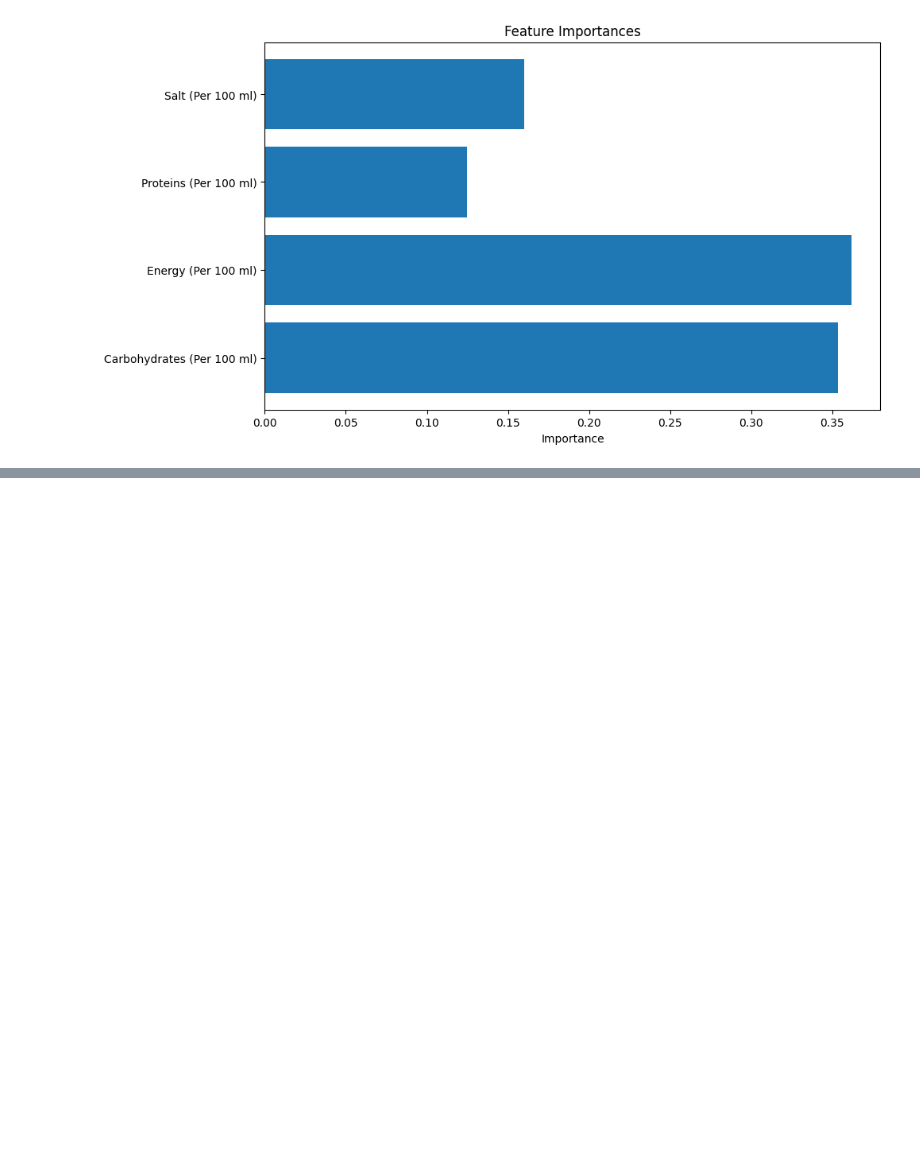
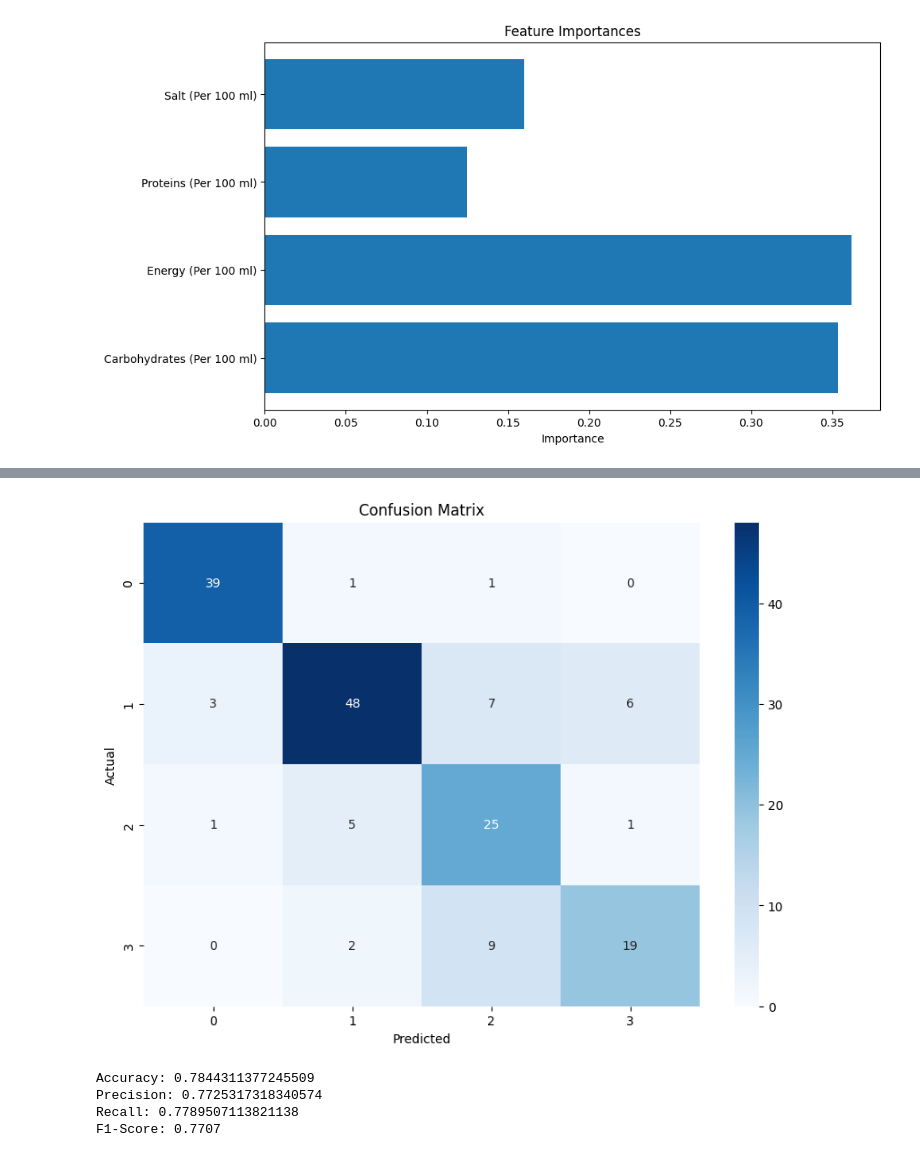
Before and after one commit to nabhylanr/ML-NutriScore, a Jupyter notebook: FP_ML.ipynb, the cells around one changed output, grey strips where cells are left out. Drawn from its saved outputs; the diff is of its cells as text; code cells hidden in the pictures; blank space fills up the shorter version.

```diff
--- a/FP_ML.ipynb
+++ b/FP_ML.ipynb
@@ -603,0 +611,13 @@ plt.show()
+# %%
+from xgboost import XGBClassifier
+from sklearn.metrics import accuracy_score, precision_score, recall_score, f1_score, confusion_matrix
+
+xgb_model = XGBClassifier(random_state=42, max_depth=11)
+xgb_model.fit(x_train, y_train)
+
+# predict
+y_pred_xgb = xgb_model.predict(x_test)
+
+# accuracy
+accuracy = round(accuracy_score(y_test, y_pred_xgb), 4) * 100
+print(f"Akurasi Model: {accuracy}%")
@@ -603,0 +640,26 @@ plt.show()
+# %%
+cm = confusion_matrix(y_test, y_pred_xgb)
+
+plt.figure(figsize=(10, 7))
+sns.heatmap(cm, annot=True, fmt='d', cmap='Blues')
+plt.xlabel('Predicted')
+plt.ylabel('Actual')
+plt.title('Confusion Matrix')
+plt.show()
+# %% [output]
+[figure, added]
+# %%
+accuracy = accuracy_score(y_test, y_pred_xgb)
+precision = precision_score(y_test, y_pred_xgb, average='macro')
+recall = recall_score(y_test, y_pred_xgb, average='macro')
+f1 = f1_score(y_test, y_pred_xgb, average='macro')
+
+print(f"Accuracy: {accuracy}")
+print(f"Precision: {precision}")
+print(f"Recall: {recall}")
+print(f"F1-Score: {f1:.4f}")
+# %% [output]
+Accuracy: 0.7844311377245509
+Precision: 0.7725317318340574
+Recall: 0.7789507113821138
+F1-Score: 0.7707
```
Also changed, not shown: parts of 5 cells of this notebook.
